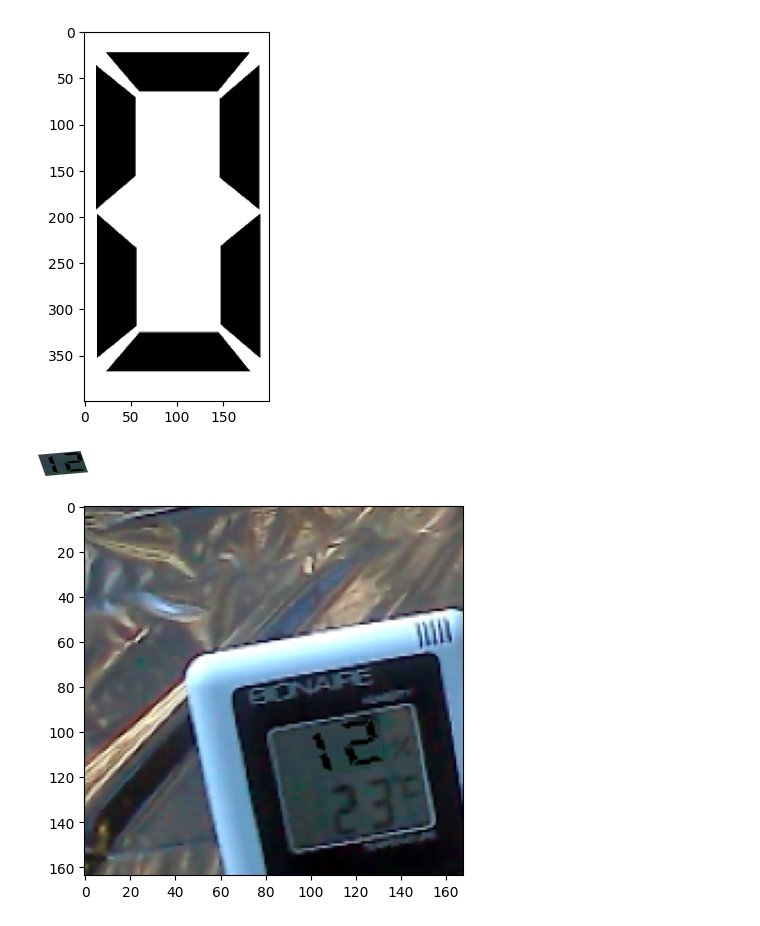
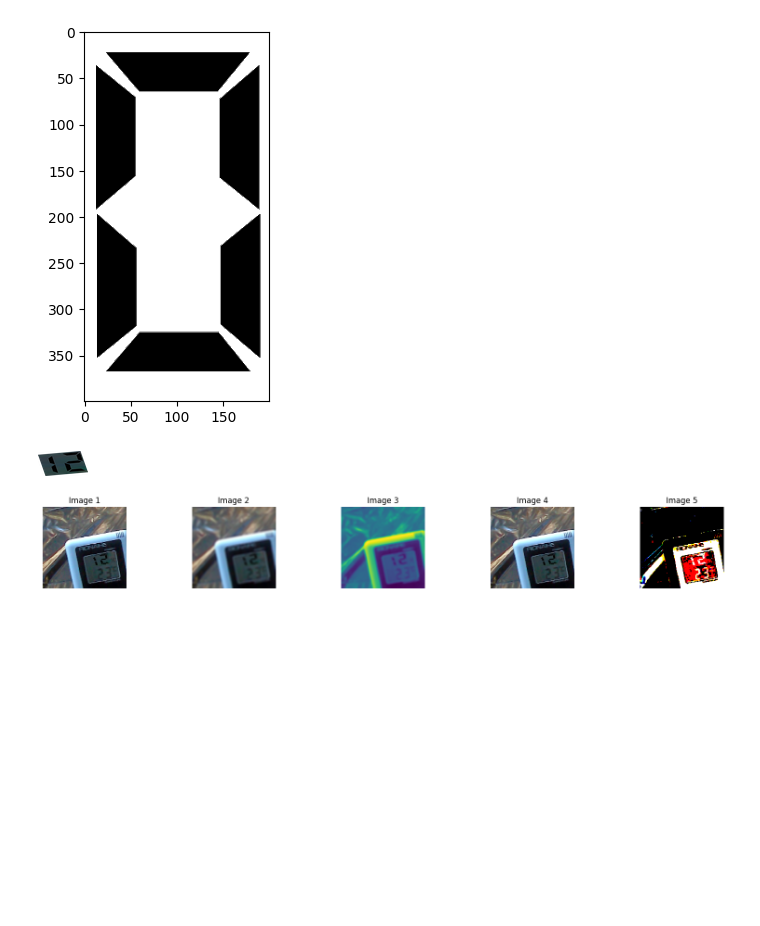
Before and after one commit to Ryan-JW-Kim/ML-Espresso, a Jupyter notebook: DigitTrainingSet.ipynb, the cells around one changed output. Cells and saved outputs as stored; diff of their text form; code cells hidden in the pictures; blank space fills up the shorter version.

```diff
--- a/DigitTrainingSet.ipynb
+++ b/DigitTrainingSet.ipynb
@@ -65,6 +65,7 @@ def create_digits_image(target_int, target_width, target_height, target_rotation
 
     canvas = canvas.convert("RGBA").rotate(target_rotation, expand=True)
     canvas = canvas.resize((target_width, target_height), Image.Resampling.LANCZOS)
+    canvas.convert("RGBA")
 
     return canvas
 
@@ -74,28 +75,44 @@ create_digits_image(12, 50,  25, 10, bionare_sensor_background)
 # %%
 def generate_humidity_training(target_int):
 
     path = "training/HumiditySensor/backgrounds"
     backgrounds = os.listdir(path)
     background = backgrounds[randint(0, len(backgrounds)-1)]
     source_image = Image.open(f"{path}/{background}/img.png")
     with open(f"{path}/{background}/pose.json", "r") as fh:
         pose = json.load(fh)
 
     x, y = pose["x"], pose["y"]
     target_rotation = pose["rotate"]
 
     digits = create_digits_image(target_int, 40, 25, target_rotation, bionare_sensor_background)
+    digits = digits.rotate(target_rotation)
+    source_image.paste(digits, (x, y), digits)
 
-    digits = digits.rotate(target_rotation)
-    source_image.paste(digits, (x, y), digits.convert("RGBA"))
+    # source_image.save(f"training/HumiditySensor/outputs/{target_int}.png")
 
-    source_image.save(f"training/HumiditySensor/outputs/{target_int}.png")
+    img = np.array(source_image)
+    blurred = cv2.GaussianBlur(img, (7, 7), 2)
+    gray = cv2.cvtColor(blurred, cv2.COLOR_BGR2GRAY)
 
-    plt.imshow(source_image)
+    rtn, threshed = cv2.threshold(img, 50, 255, cv2.THRESH_BINARY)
+
+    display = [img, blurred, gray, source_image, threshed]
+
+    rows = 2
+    columns = len(display)
+    fig = plt.figure(figsize=(20,5))
+    for i in range(len(display)):
+        frame = display[i]
+        fig.add_subplot(rows, columns, i+1)
+        plt.imshow(frame)
+        plt.axis("off")
+        plt.title(f"Image {i+1}")
+
     plt.show()
 generate_humidity_training(12)
 # %% [output]
-[figure, old version]
+[figure, new version]
 # %%
 def generate_ambient_temp_training(target_int):
     pass
```
Also changed, not shown: 2 other files.
